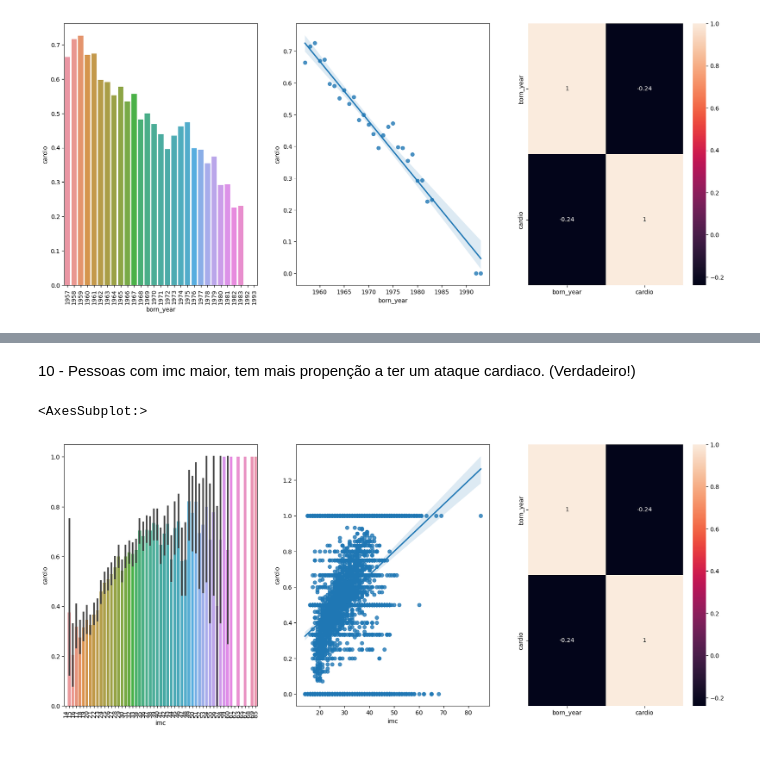
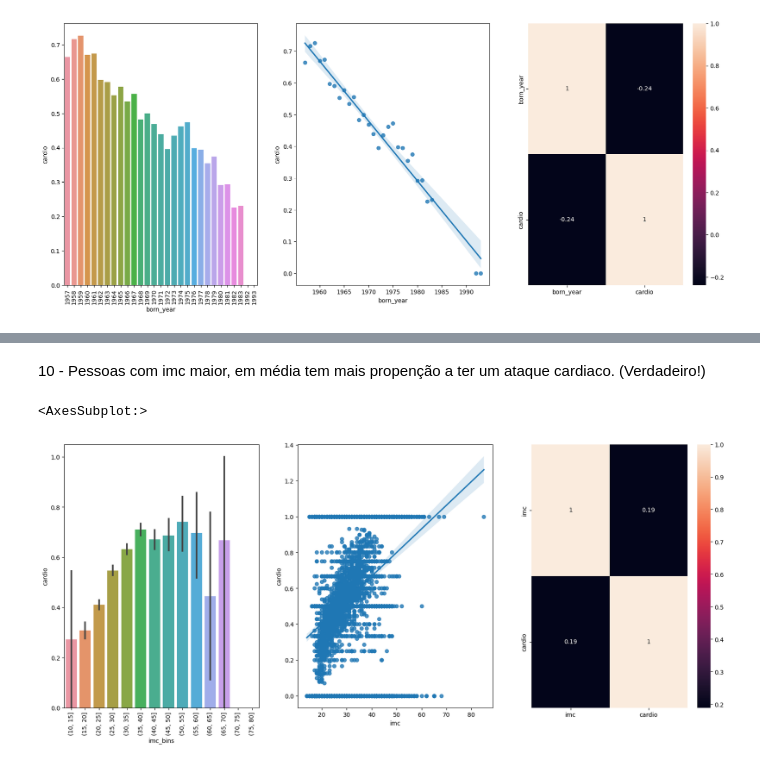
Before and after one commit to RoneyDev7/Cardio_Catch_Disease, a Jupyter notebook: 01-frn_cardio_catch_dieses.ipynb, the cells around one changed output, grey strips where cells are left out. Drawn from its saved outputs; the diff is of its cells as text; code cells hidden in the pictures.

```diff
--- a/01-frn_cardio_catch_dieses.ipynb
+++ b/01-frn_cardio_catch_dieses.ipynb
@@ -122,25 +120,32 @@ df2['born_year'] = df2['age'].apply(lambda x: (dt.datetime.today() - dt.timedelt
 
 # Criando coluna IMC
 df2['imc'] = df2.apply(lambda x: x['weight'] / (x['height']/100)**2, axis=1)
+
+# Trocando os valores da variável gender de 1-2 para 0-1
+df2['gender'] = df2['gender'].apply(lambda x: 0 if x == 2 else 1)
 # %% [markdown]
 # 3.0 FILTRAGEM DE DADOS
+# %%
+df3 = df2.copy()
 # %%
 # Removendo inconsistencias na pressão.
-for i in range(len(df2)):
-    if df2.loc[i, 'ap_hi'] < df2.loc[i, 'ap_lo']:
-        df2 = df2.drop(i)
+for i in range(len(df3)):
+    if df3.loc[i, 'ap_hi'] < df3.loc[i, 'ap_lo']:
+        df3 = df3.drop(i)
 
 # Removendo inconsistencias na altura.
-df2 = df2[df2['height'] > 130]
-df2 = df2[df2['height'] < 210]
+df3 = df3[df3['height'] > 130]
+df3 = df3[df3['height'] < 210]
 
 # Removendo inconsistencias na variável peso.
-df2 = df2[df2['weight'] > 45]
+df3 = df3[df3['weight'] > 45]
 
 # Removendo inconsistencias na pressão.
-df2 = df2[df2['ap_lo'] > 50]
-df2 = df2[df2['ap_lo'] < 170]
-df2 = df2[df2['ap_hi'] > 80]
-df2 = df2[df2['ap_hi'] < 210]
+df3 = df3[df3['ap_lo'] > 50]
+df3 = df3[df3['ap_lo'] < 170]
+df3 = df3[df3['ap_hi'] > 80]
+df3 = df3[df3['ap_hi'] < 210]
 # %% [markdown]
 # 4.0 ANÁLISE EXPLORATÓRIA DE DADOS
+# %%
+df4 = df3.copy()
@@ -163,18 +218,23 @@ sns.heatmap(df2[['born_year', 'cardio']].corr(method='pearson'), annot=True)
 # %% [markdown]
-10 - Pessoas com imc maior, tem mais propenção a ter um ataque cardiaco. (Verdadeiro!)
+10 - Pessoas com imc maior, em média tem mais propenção a ter um ataque cardiaco. (Verdadeiro!)
 # %%
-aux = df2[['imc', 'cardio']].groupby('imc').mean().reset_index()
+aux = df4[['imc', 'cardio']].groupby('imc').mean().reset_index()
 aux['imc'] = np.int64(aux['imc'])
+
+bins = list(np.arange(10,85, 5))
+
+aux['imc_bins'] = pd.cut(aux['imc'], bins=bins)
+aux1 = aux[['imc_bins', 'cardio']].groupby('imc_bins').sum().reset_index()
 
 plt.figure(figsize=(20,8))
 plt.subplot(1,3,1)
-sns.barplot(x='imc', y='cardio', data=aux)
+sns.barplot(x='imc_bins', y='cardio', data=aux)
 plt.xticks(rotation=90)
 plt.subplot(1,3,2)
 sns.regplot(x='imc', y='cardio', data=aux)
 plt.subplot(1,3,3)
-sns.heatmap(df2[['born_year', 'cardio']].corr(method='pearson'), annot=True)
+sns.heatmap(df4[['imc', 'cardio']].corr(method='pearson'), annot=True)
 # %% [output]
 <AxesSubplot:>
-[figure, old version]
+[figure, new version]
 # %%
```
Also changed, not shown: parts of 12 cells of this notebook.
